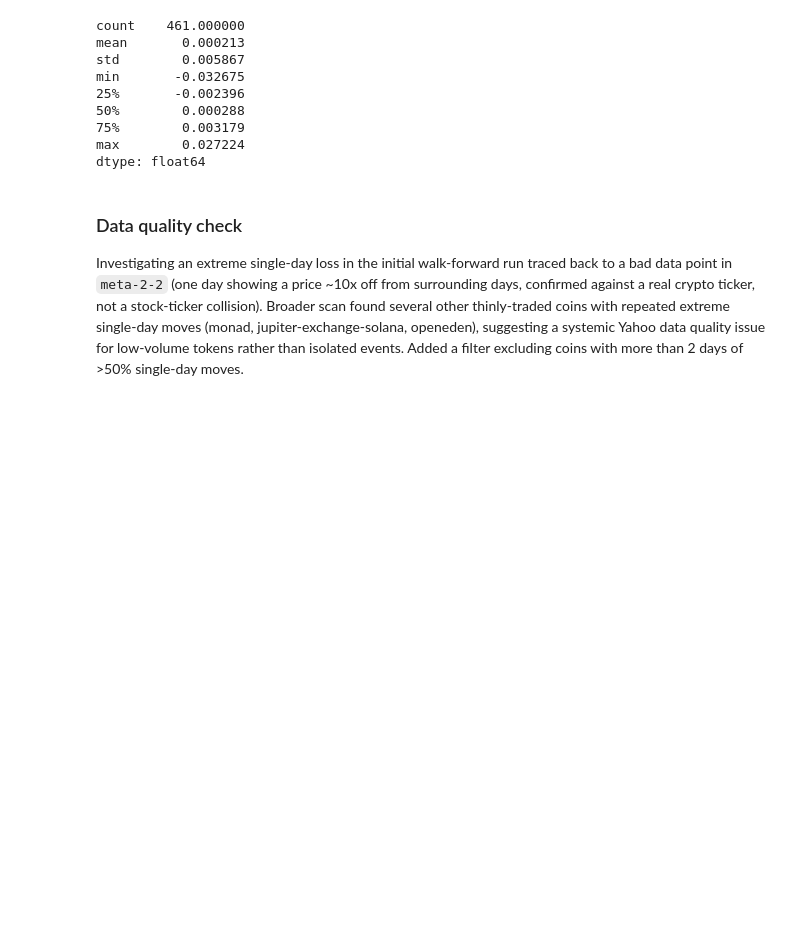
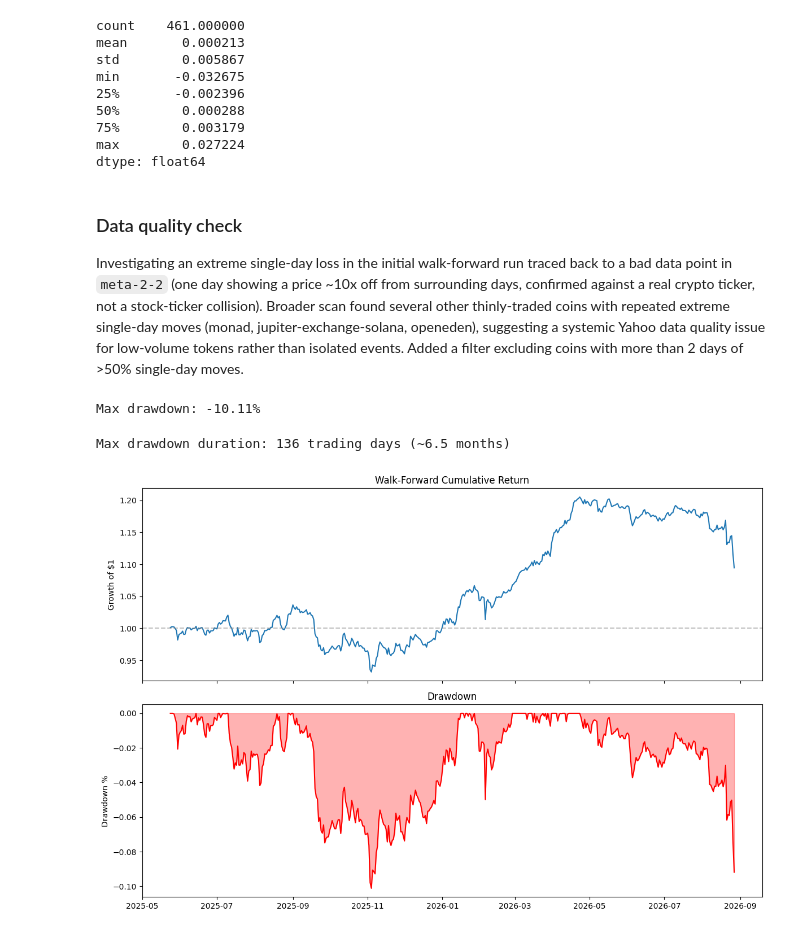
Before and after one commit to elik-ship-it/crypto-stat-arb, a Jupyter notebook: notebooks/07_backtest_engine.ipynb, the cells around one changed output. Drawn from its saved outputs; the diff is of its cells as text; code cells hidden in the pictures; blank space fills up the shorter version.

Commit message:
Phase 8: full tear sheet (Sharpe 0.577, max DD -10.1%/136 days)

```diff
--- a/notebooks/07_backtest_engine.ipynb
+++ b/notebooks/07_backtest_engine.ipynb
@@ -169,3 +169,51 @@ tokens rather than isolated events. Added a filter excluding coins with
 more than 2 days of >50% single-day moves.
 # %%
 walk_forward_net.to_csv("../data/processed/walk_forward_net.csv")
+# %%
+import matplotlib.pyplot as plt
+
+cumulative_returns = (1 + walk_forward_net).cumprod()
+running_max = cumulative_returns.cummax()
+drawdown = (cumulative_returns - running_max) / running_max
+
+max_drawdown = drawdown.min()
+print(f"Max drawdown: {max_drawdown:.2%}")
+# %% [output]
+Max drawdown: -10.11%
+# %%
+def compute_max_drawdown_duration(cumulative_returns):
+    running_max = cumulative_returns.cummax()
+    is_underwater = cumulative_returns < running_max
+
+    max_duration = 0
+    current_duration = 0
+    for underwater in is_underwater:
+        if underwater:
+            current_duration += 1
+            max_duration = max(max_duration, current_duration)
+        else:
+            current_duration = 0
+    return max_duration
+
+max_dd_duration = compute_max_drawdown_duration(cumulative_returns)
+print(f"Max drawdown duration: {max_dd_duration} trading days (~{max_dd_duration/21:.1f} months)")
+# %% [output]
+Max drawdown duration: 136 trading days (~6.5 months)
+# %%
+fig, axes = plt.subplots(2, 1, figsize=(12, 8), sharex=True)
+
+axes[0].plot(cumulative_returns.index, cumulative_returns.values)
+axes[0].set_title("Walk-Forward Cumulative Return")
+axes[0].set_ylabel("Growth of $1")
+axes[0].axhline(1, color="gray", linestyle="--", alpha=0.5)
+
+axes[1].fill_between(drawdown.index, drawdown.values, 0, color="red", alpha=0.3)
+axes[1].plot(drawdown.index, drawdown.values, color="red")
+axes[1].set_title("Drawdown")
+axes[1].set_ylabel("Drawdown %")
+
+plt.tight_layout()
+plt.savefig("../reports/tear_sheet.png", dpi=150)
+plt.show()
+# %% [output]
+[figure, added]
```
Also changed, not shown: parts of 3 cells of this notebook, 4 other files.
